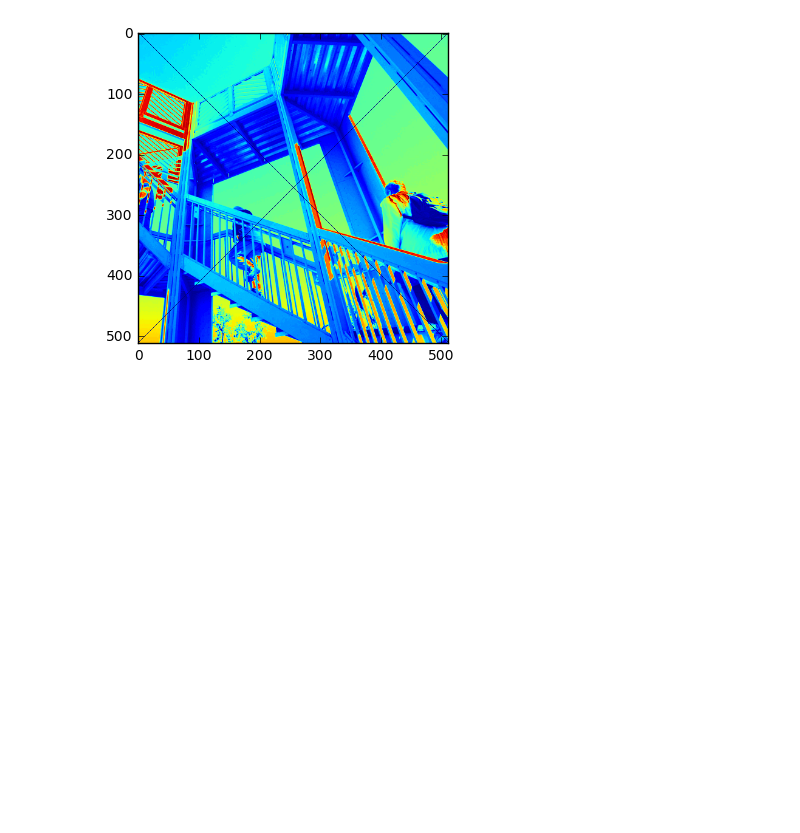
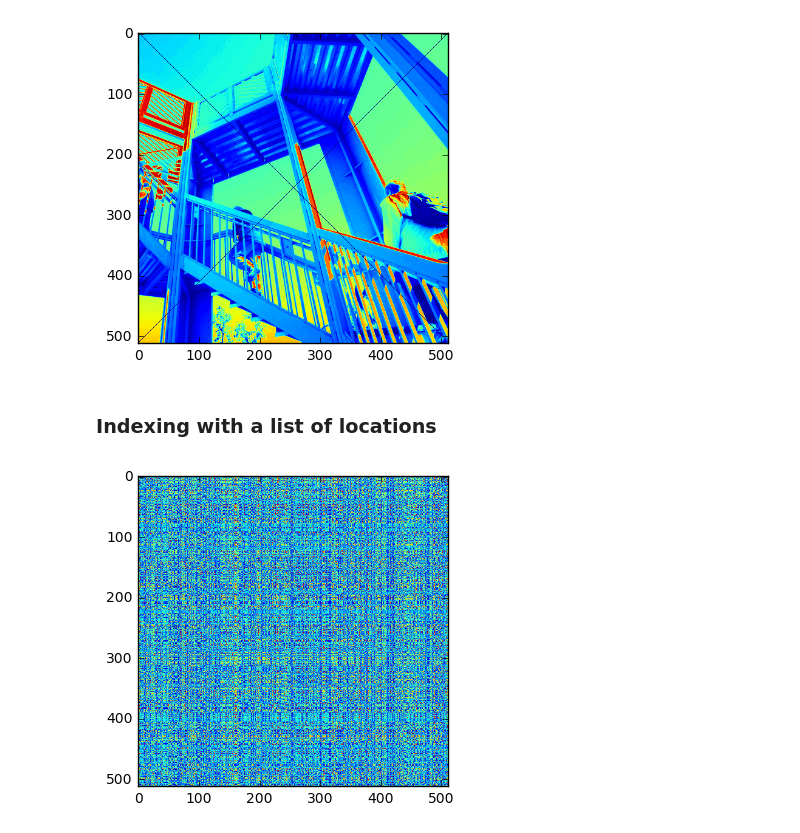
Before and after one commit to PiBingbin/Aggregatus, a Jupyter notebook: Miscellaneous/Numpy/chap02.ipynb, the cells around one changed output. Saved outputs shown, nothing was run; the diff lists cells and outputs as text; code cells hidden in the pictures; blank space fills up the shorter version.

Commit message:
Indexing with a list of locations using ix_( ) function

```diff
--- a/Miscellaneous/Numpy/chap02.ipynb
+++ b/Miscellaneous/Numpy/chap02.ipynb
@@ -134,3 +134,29 @@ plt.imshow(ascent)
 plt.show()
 # %% [output]
 [figure]
+# %% [markdown]
+### Indexing with a list of locations
+# %%
+# Load the ascent array
+ascent = scipy.misc.ascent()
+xmax = ascent.shape[0]
+ymax = ascent.shape[1]
+
+def shuffle_indices(size):
+    """Shuffles an array with values 0 - size """
+    arr = np.arange(size)
+    np.random.shuffle(arr)
+
+    return arr
+
+xindices = shuffle_indices(xmax)
+np.testing.assert_equal(len(xindices), xmax)
+
+yindices = shuffle_indices(ymax)
+np.testing.assert_equal(len(yindices), ymax)
+# %%
+# Plot ascent
+plt.imshow(ascent[np.ix_(xindices, yindices)])
+plt.show()
+# %% [output]
+[figure, added]
```
